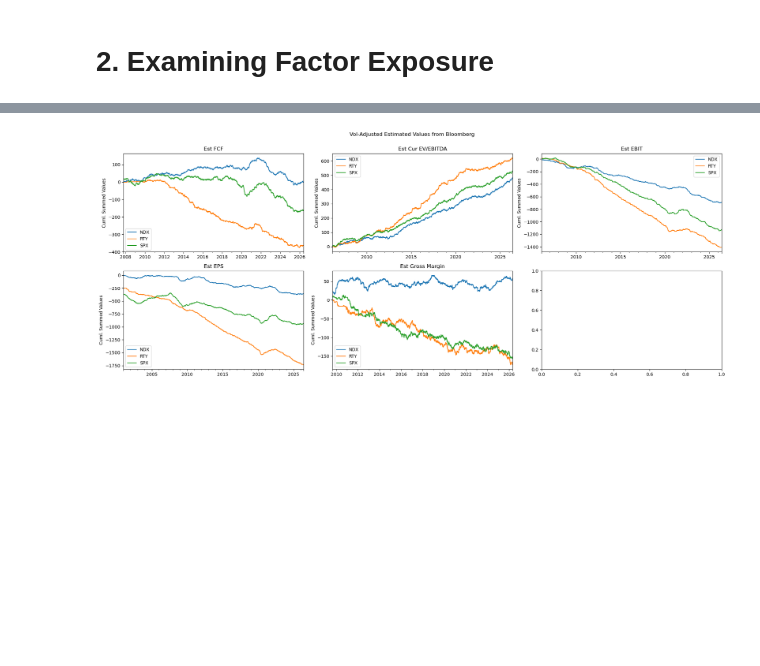
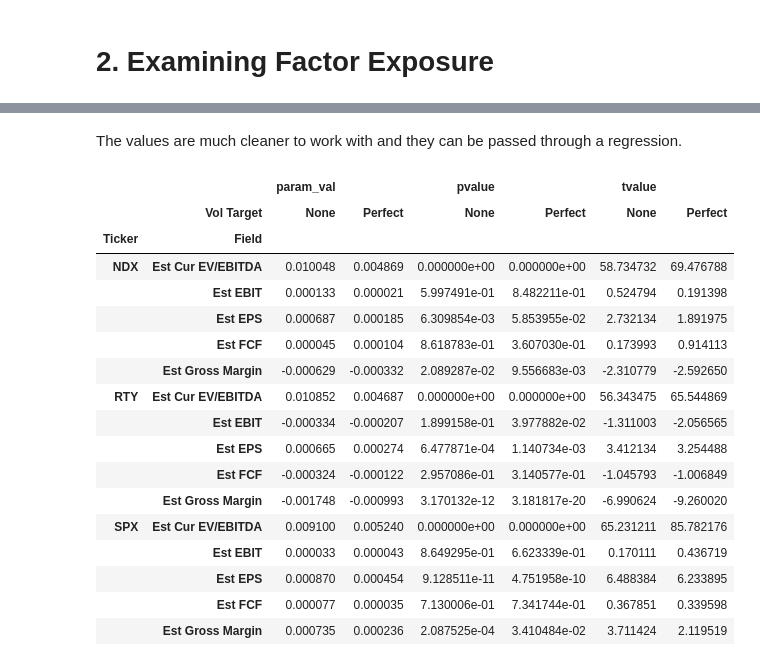
Before and after one commit to diegodalvarez/CurrentFundamentalFactorModels, a Jupyter notebook: notebook/2BaselineResults.ipynb, the cells around one changed output, grey strips where cells are left out. Saved outputs shown, nothing was run; the diff lists cells and outputs as text; code cells hidden in the pictures; blank space fills up the shorter version.

```diff
--- a/notebook/2BaselineResults.ipynb
+++ b/notebook/2BaselineResults.ipynb
@@ -263,30 +209,0 @@ df_est_adj = (df_est
-# %%
-fields    = df_est_adj.field.drop_duplicates().sort_values().to_list()
-fig, axes = plt.subplots(ncols = 3, nrows = 2, figsize = (20,8))
-
-for field, ax in zip(fields, axes.flatten()):
-
-    df_tmp = (df_est_adj
-        .loc[lambda x: x.field == field]
-        .assign(ticker = lambda x: x.ticker.str.split(" ").str[0])
-        .drop(columns = ["field"])
-        .drop_duplicates()
-        .groupby(["date", "ticker"])
-        .agg("min")
-        .reset_index())
-
-    (df_tmp
-        .rename(columns = {"ticker": ""})
-        .pivot(index = "date", columns = "", values = "value")
-        .cumsum()
-        .dropna()
-        .plot(
-            ax     = ax,
-            ylabel = "Cuml. Summed Values",
-            title  = RENAMER[field],
-            xlabel = ""))
-
-fig.suptitle("Vol-Adjusted Estimated Values from Bloomberg\n")
-plt.tight_layout()
-# %% [output]
-[figure, removed]
@@ -365,3 +210,6 @@ df_combined = (df_vol_rtn
+# %% [markdown]
+The values are much cleaner to work with and they can be passed through a regression.
 # %%
-path = os.path.join(base_path, "EstimatedFactorExposure.pkl")
+path = r"A:\GitHub\CurrentFundamentalFactorModels\data\Models\BaselineModels\EstimatedFactorExposure.pkl"
 with open(path, "rb") as f: models = pickle.load(f)
+df_analyst_est = OLSModels().get_model_params(models)
@@ -370,8 +216,36 @@ df_params = OLSModels().get_model_params(models)
 # %%
-df_param_prep = (df_params
-    .loc[lambda x: x.param_name != "const"]
+(df_analyst_est
+    .loc[lambda x: x.param_name == "value"]
+    .drop(columns = ["param_name", "adj_r2", "r2"])
+    .melt(id_vars = ["name"])
     .assign(
-        ticker     = lambda x: x.name.str.split("-").str[0].str.split(" ").str[0],
-        vol_target = lambda x: x.name.str.split("-").str[1],
-        fund_var   = lambda x: x.name.str.split("-").str[2],
-        val_type   = lambda x: x.name.str.split("-").str[3]))
+        str_split = lambda x: x.name.str.split("-"),
+        ticker    = lambda x: x.str_split.str[0].str.split(" ").str[0],
+        rtn_type  = lambda x: x.str_split.str[1],
+        field     = lambda x: x.str_split.str[2].map(RENAMER))
+    .replace(RENAMER)
+    .rename(columns = {
+        "rtn_type": "Vol Target",
+        "field"   : "Field",
+        "ticker"  : "Ticker",
+        "variable": ""})
+    .pivot(index = ["Ticker", "Field"], columns = ["", "Vol Target"], values = "value"))
+# %% [output]
+|  |  | param_val |  | pvalue |  | tvalue |  |
+|  | Vol Target | None | Perfect | None | Perfect | None | Perfect |
+| Ticker | Field |  |  |  |  |  |  |
+| NDX | Est Cur EV/EBITDA | 0.010048 | 0.004869 | 0.000000e+00 | 0.000000e+00 | 58.734732 | 69.476788 |
+|  | Est EBIT | 0.000133 | 0.000021 | 5.997491e-01 | 8.482211e-01 | 0.524794 | 0.191398 |
+|  | Est EPS | 0.000687 | 0.000185 | 6.309854e-03 | 5.853955e-02 | 2.732134 | 1.891975 |
+|  | Est FCF | 0.000045 | 0.000104 | 8.618783e-01 | 3.607030e-01 | 0.173993 | 0.914113 |
+|  | Est Gross Margin | -0.000629 | -0.000332 | 2.089287e-02 | 9.556683e-03 | -2.310779 | -2.592650 |
+| RTY | Est Cur EV/EBITDA | 0.010852 | 0.004687 | 0.000000e+00 | 0.000000e+00 | 56.343475 | 65.544869 |
+|  | Est EBIT | -0.000334 | -0.000207 | 1.899158e-01 | 3.977882e-02 | -1.311003 | -2.056565 |
+|  | Est EPS | 0.000665 | 0.000274 | 6.477871e-04 | 1.140734e-03 | 3.412134 | 3.254488 |
+|  | Est FCF | -0.000324 | -0.000122 | 2.957086e-01 | 3.140577e-01 | -1.045793 | -1.006849 |
+|  | Est Gross Margin | -0.001748 | -0.000993 | 3.170132e-12 | 3.181817e-20 | -6.990624 | -9.260020 |
+| SPX | Est Cur EV/EBITDA | 0.009100 | 0.005240 | 0.000000e+00 | 0.000000e+00 | 65.231211 | 85.782176 |
+|  | Est EBIT | 0.000033 | 0.000043 | 8.649295e-01 | 6.623339e-01 | 0.170111 | 0.436719 |
+|  | Est EPS | 0.000870 | 0.000454 | 9.128511e-11 | 4.751958e-10 | 6.488384 | 6.233895 |
+|  | Est FCF | 0.000077 | 0.000035 | 7.130006e-01 | 7.341744e-01 | 0.367851 | 0.339598 |
+|  | Est Gross Margin | 0.000735 | 0.000236 | 2.087525e-04 | 3.410484e-02 | 3.711424 | 2.119519 |
```
Also changed, not shown: parts of 39 cells of this notebook, 3 other files.
